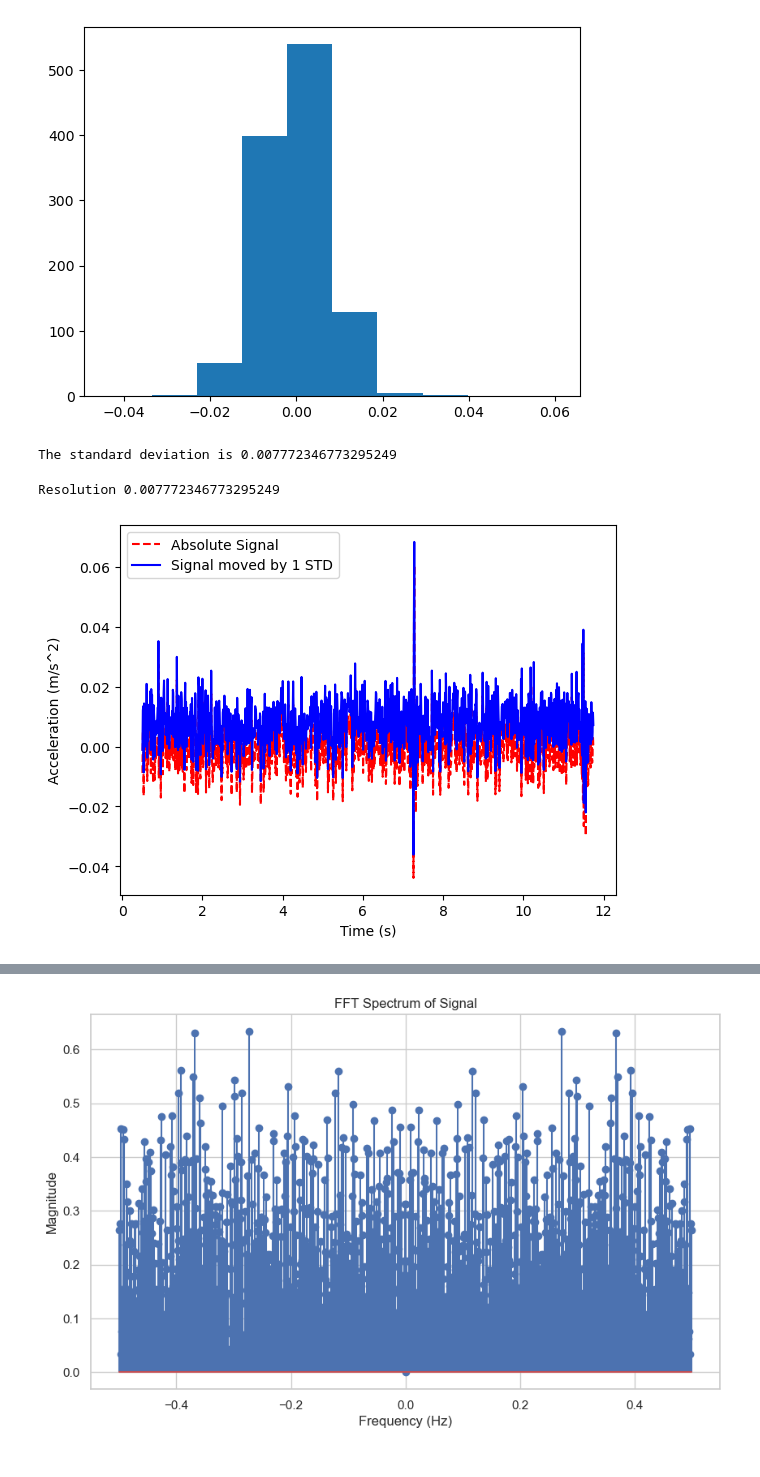
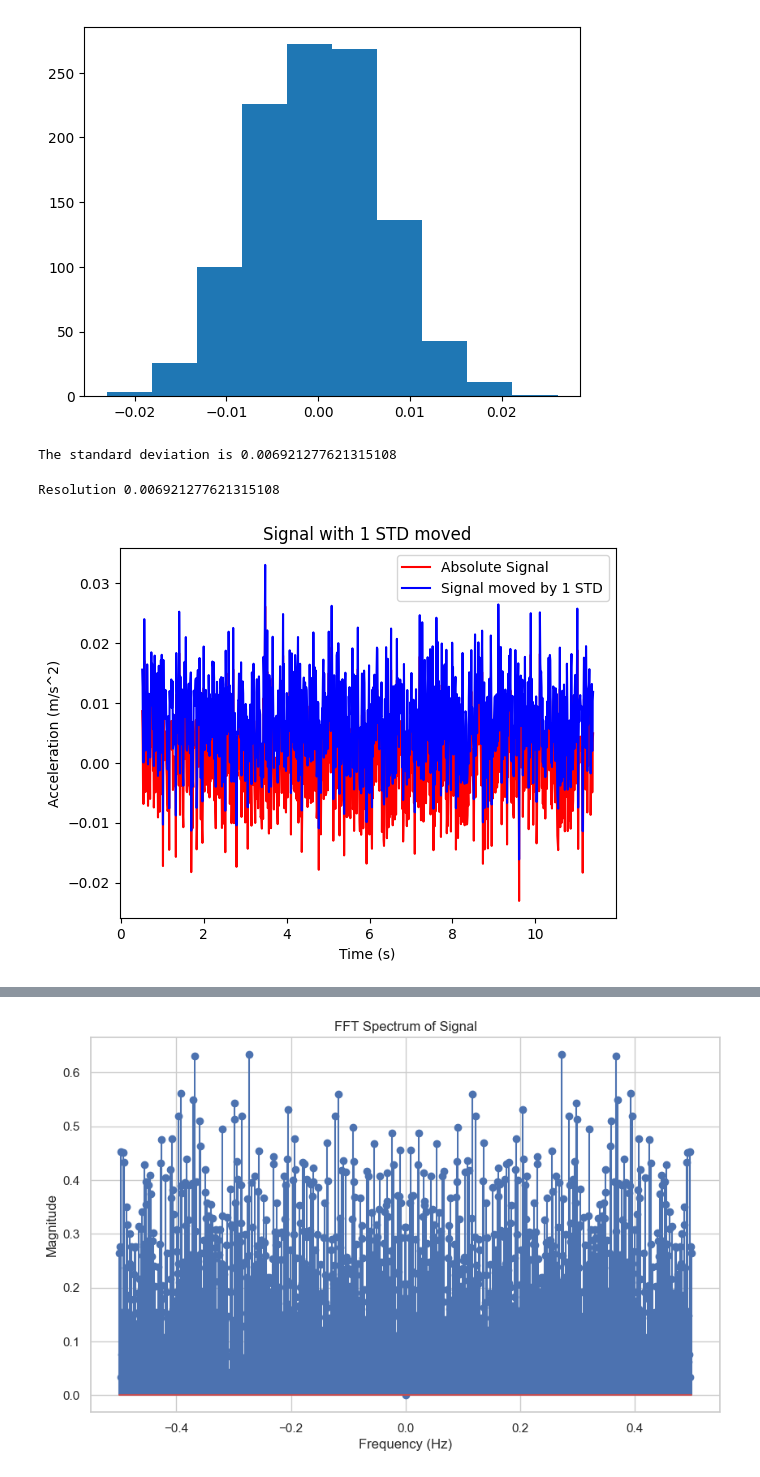
Before and after one commit to rohangirishrao/ssp_fhnw, a Jupyter notebook: workshop1.ipynb, the cells around one changed output, grey strips where cells are left out. Drawn from its saved outputs; the diff is of its cells as text; code cells hidden in the pictures.

```diff
--- a/workshop1.ipynb
+++ b/workshop1.ipynb
@@ -3,5 +3,5 @@ import numpy as numpy
 import pandas as pd
 import matplotlib.pyplot as plt
 # %%
-data = pd.read_csv("Raw Data.csv")
+data = pd.read_csv("./data_raw/Raw Data.csv")
 data.tail()
@@ -57,21 +64,22 @@ standard_deviation = numpy.std(absolute)
 
 print('The standard deviation is', standard_deviation)
 # %% [output]
-[figure, old version]
+[figure, new version]
-The standard deviation is 0.007772346773295249
+The standard deviation is 0.006921277621315108
 # %%
 data['moved std'] = data['Compensated'] + standard_deviation
 print('Resolution', f'{standard_deviation}')
 plt.figure()
-plt.plot(data['Time (s)'], data['Compensated'], '--', color='red', label='Absolute Signal')
+plt.plot(data['Time (s)'], data['Compensated'], color='red', label='Absolute Signal')
 plt.plot(data['Time (s)'], data['moved std'], color='blue', label='Signal moved by 1 STD')
 plt.xlabel('Time (s)')
 plt.ylabel('Acceleration (m/s^2)')
+plt.title('Signal with 1 STD moved')
 plt.legend()
 plt.show()
 # %% [output]
-Resolution 0.007772346773295249
+Resolution 0.006921277621315108
-[figure, old version]
+[figure, new version]
 # %%
 # 4.4 Filtering
 
```
Also changed, not shown: parts of 6 cells of this notebook, 10 other files.
